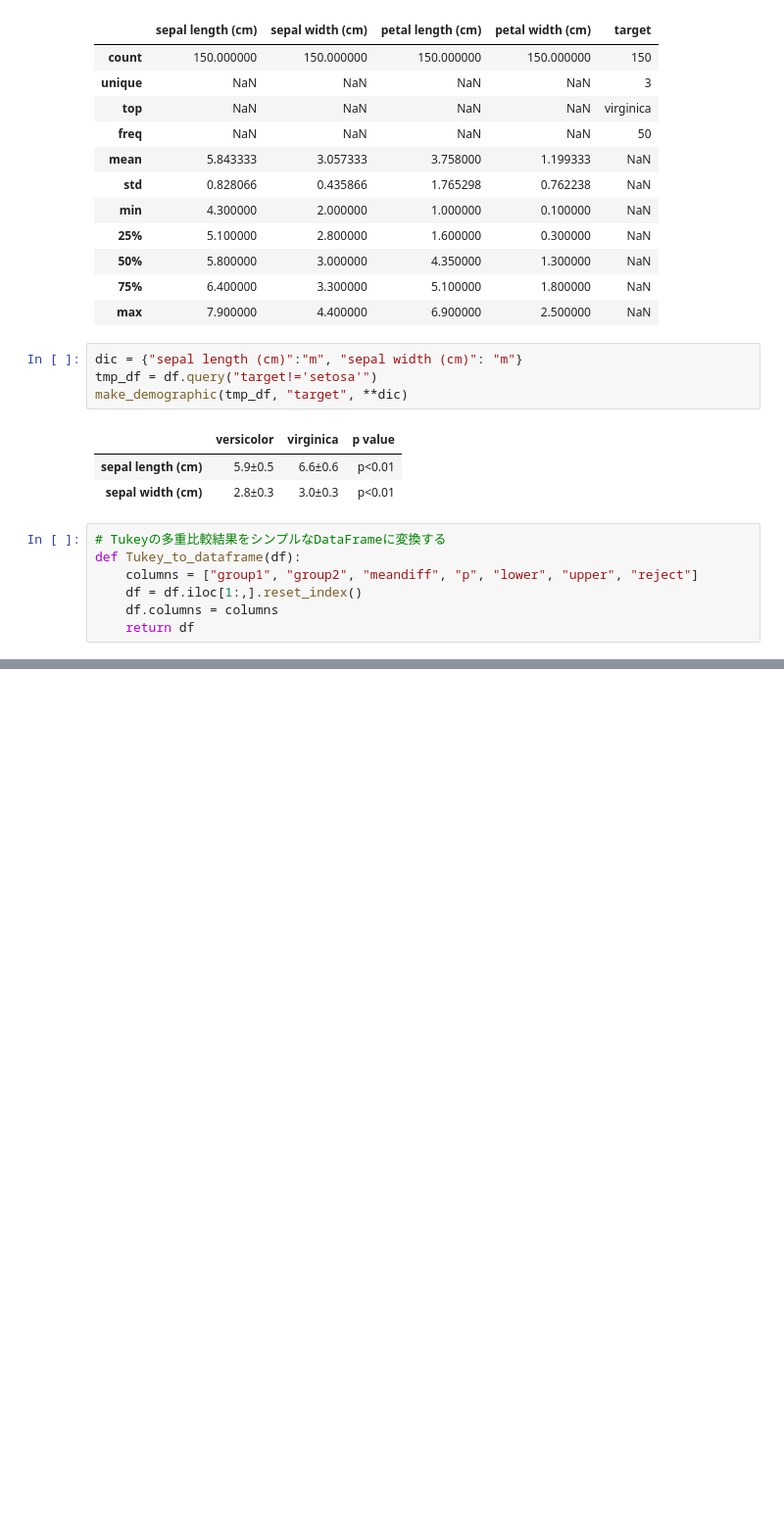
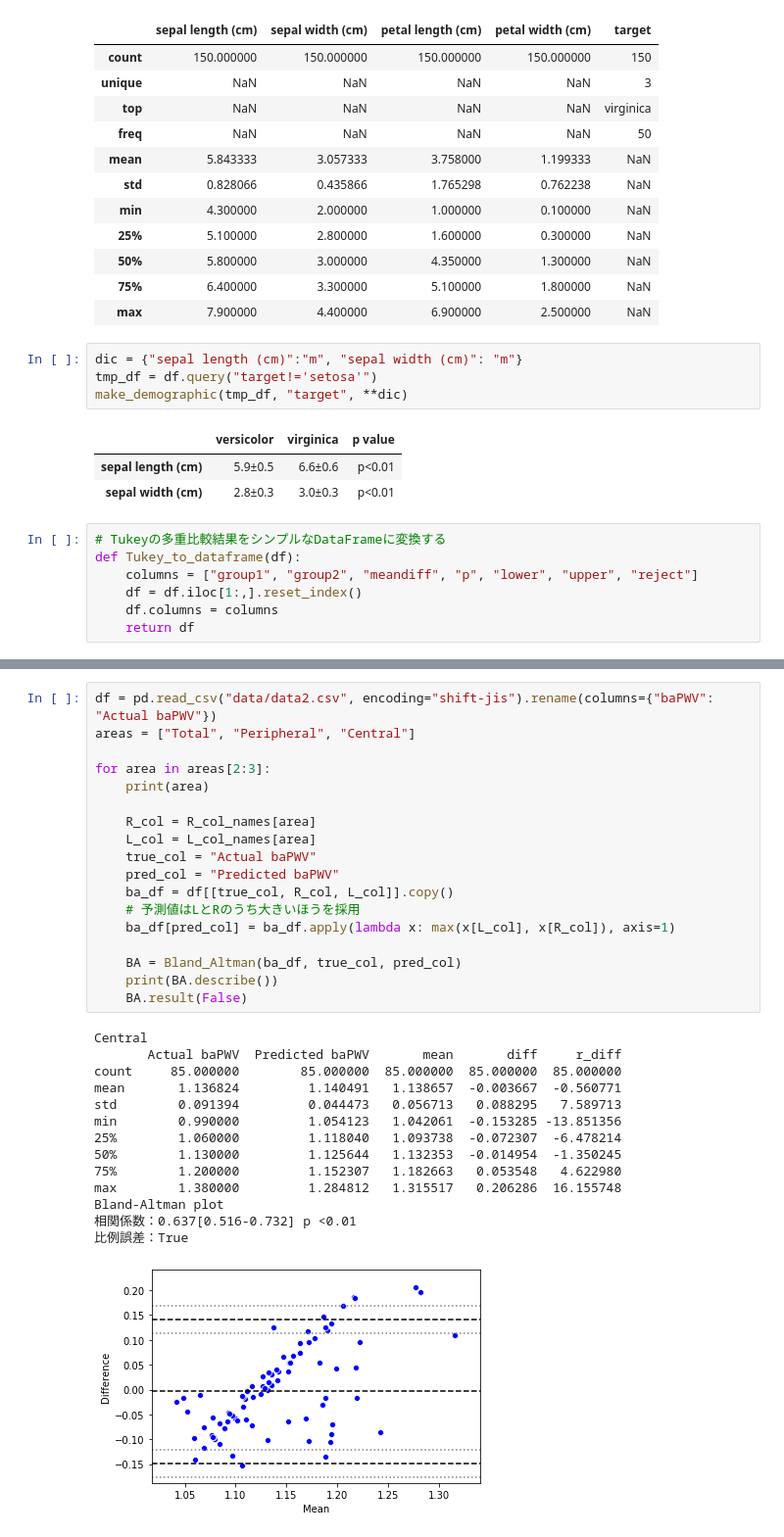
Before and after one commit to Mao-beta/statistics, a Jupyter notebook: utils.ipynb, the cells around one changed output, grey strips where cells are left out. Shown: that part at 98% size. Saved outputs shown, nothing was run; the diff lists cells and outputs as text; blank space fills up the shorter version.

```diff
--- a/utils.ipynb
+++ b/utils.ipynb
@@ -84,0 +202,33 @@ def Tukey_to_dataframe(df):
+# %%
+df = pd.read_csv("data/data2.csv", encoding="shift-jis").rename(columns={"baPWV": "Actual baPWV"})
+areas = ["Total", "Peripheral", "Central"]
+
+for area in areas[2:3]:
+    print(area)
+
+    R_col = R_col_names[area]
+    L_col = L_col_names[area]
+    true_col = "Actual baPWV"
+    pred_col = "Predicted baPWV"
+    ba_df = df[[true_col, R_col, L_col]].copy()
+    # 予測値はLとRのうち大きいほうを採用
+    ba_df[pred_col] = ba_df.apply(lambda x: max(x[L_col], x[R_col]), axis=1)
+
+    BA = Bland_Altman(ba_df, true_col, pred_col)
+    print(BA.describe())
+    BA.result(False)
+# %% [output]
+Central
+       Actual baPWV  Predicted baPWV       mean       diff     r_diff
+count     85.000000        85.000000  85.000000  85.000000  85.000000
+mean       1.136824         1.140491   1.138657  -0.003667  -0.560771
+std        0.091394         0.044473   0.056713   0.088295   7.589713
+min        0.990000         1.054123   1.042061  -0.153285 -13.851356
+25%        1.060000         1.118040   1.093738  -0.072307  -6.478214
+50%        1.130000         1.125644   1.132353  -0.014954  -1.350245
+75%        1.200000         1.152307   1.182663   0.053548   4.622980
+max        1.380000         1.284812   1.315517   0.206286  16.155748
+Bland-Altman plot
+相関係数：0.637[0.516-0.732] p <0.01
+比例誤差：True
+[figure, added]
```
Also changed, not shown: parts of 8 cells of this notebook.
